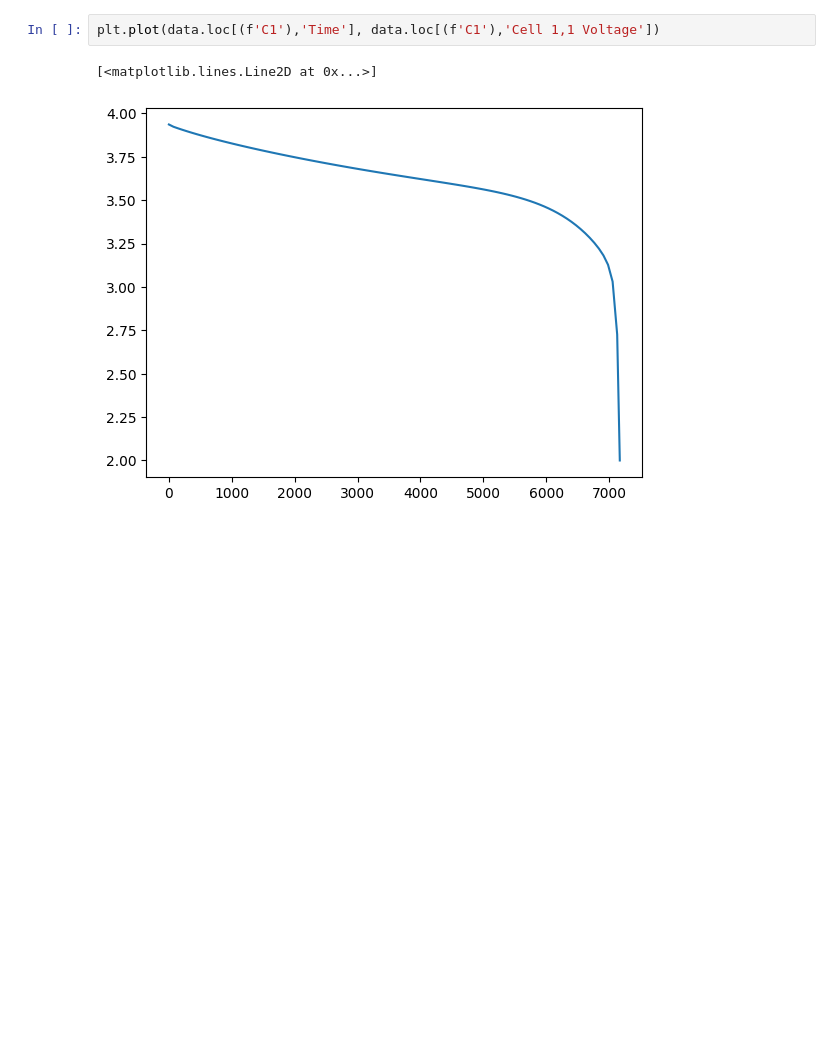
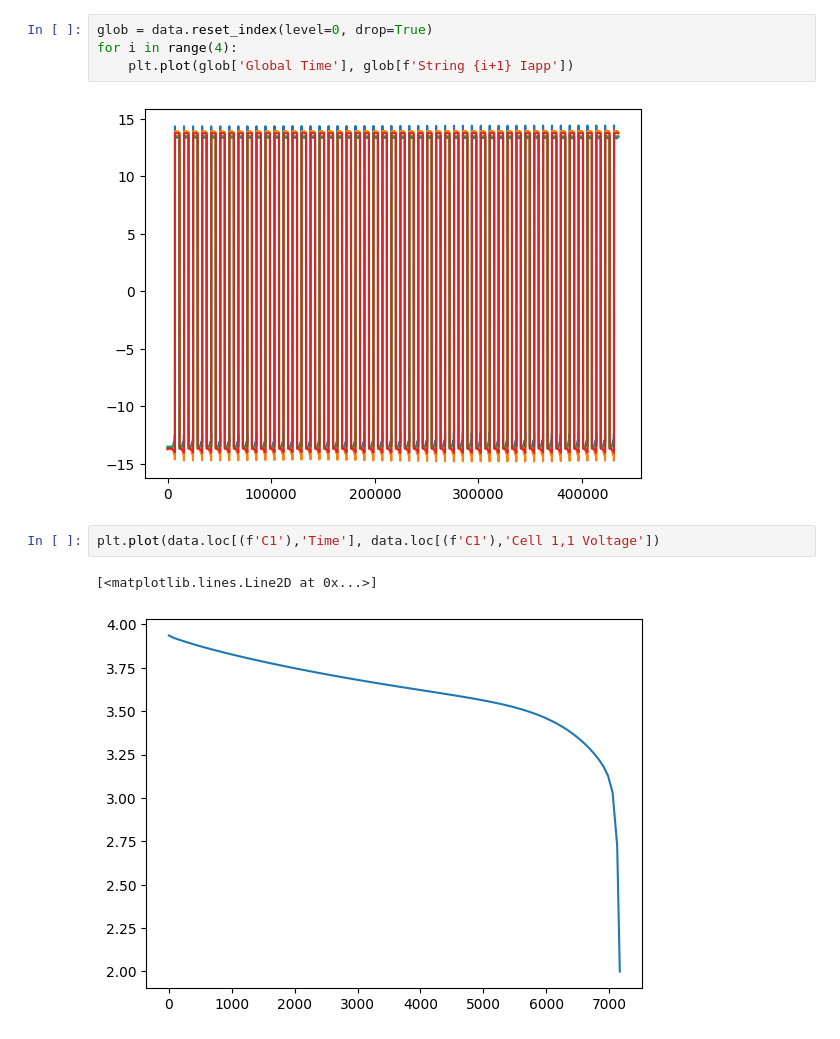
Before and after one commit to AdiMatam/Battery-Pybamm, a Jupyter notebook: zdview.ipynb, the cells around one changed output. Saved outputs shown, nothing was run; the diff lists cells and outputs as text; blank space fills up the shorter version.

```diff
--- a/zdview.ipynb
+++ b/zdview.ipynb
@@ -24,3 +23,9 @@ data
+# %%
+glob = data.reset_index(level=0, drop=True)
+for i in range(4):
+    plt.plot(glob['Global Time'], glob[f'String {i+1} Iapp'])
+# %% [output]
+[figure, added]
 # %%
 plt.plot(data.loc[(f'C1'),'Time'], data.loc[(f'C1'),'Cell 1,1 Voltage'])
 # %% [output]
```
Also changed, not shown: parts of 4 cells of this notebook, 17 other files.
